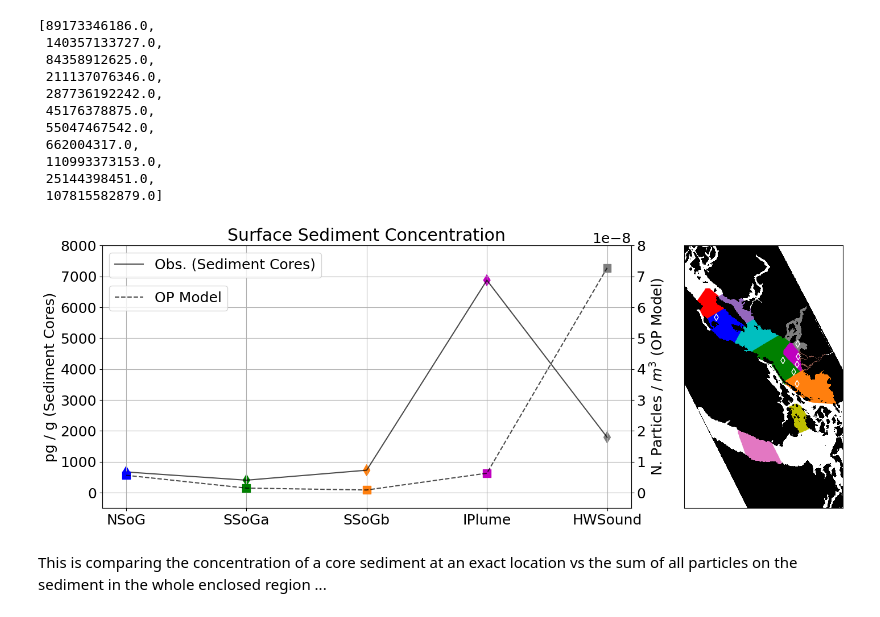
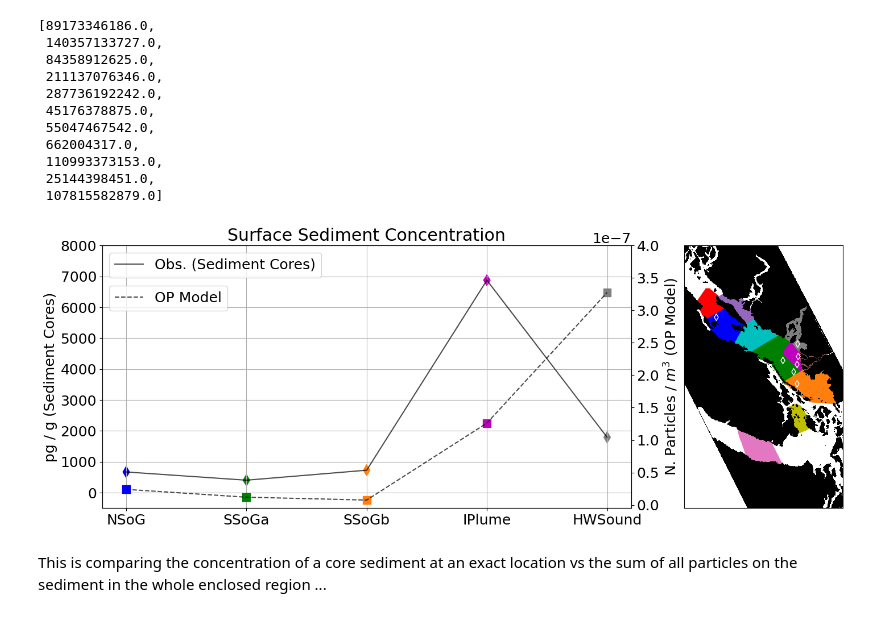
Before and after one commit to SalishSeaCast/analysis-vicente, a Jupyter notebook: Ocean_Parcels/PBDE_simulations/sediment_comparison.ipynb, the cells around one changed output. Cells and saved outputs as stored; diff of their text form; code cells hidden in the pictures.

```diff
--- a/Ocean_Parcels/PBDE_simulations/sediment_comparison.ipynb
+++ b/Ocean_Parcels/PBDE_simulations/sediment_comparison.ipynb
@@ -80,7 +80,7 @@ SSoGb = values_cores[5]
 r_labels = ['NSoG', 'SSoGa', 'SSoGb', 'IPlume', 'HWSound']
 r_colors = ['b', 'g', 'tab:orange', 'm', 'tab:gray']
 # %%
-filename = '/home/vvalenzuela/MOAD/Ocean_Parcels/results/Simulations_runs/PBDE_particles_for_0112022_run_365_days_full_kernels_tau_0_01_ratio_0_1_sv_5_AD_0_052.zarr'
+filename = '/home/vvalenzuela/MOAD/Ocean_Parcels/results/Simulations_runs/PBDE_particles_for_0112022_run_365_days_full_release_run_tau_0_01_ratio_0_2_sv_5_AD_0_052.zarr'
 polygon_dict = Regions_functions_V2.polygon_definition(filename)
 volumes_regions_depths = Regions_functions_V2.volume_by_depth_all_regions(polygon_dict)
 #
@@ -175,35 +175,35 @@ ax.grid()
 ax.set_title('Surface Sediment Concentration')
 axis.set_ylabel('N. Particles / $m^{3}$ (OP Model)')
 ax.set_ylabel('pg / g (Sediment Cores)')
 #
 ax.set_ylim([-500,8000])
-axis.set_ylim([-0.5e-8, 8e-8])
+axis.set_ylim([-0.5e-8, 4e-7])
 
 #
 axins = ax.inset_axes([1.1, 0, 0.3, 1])
 axins.scatter(lon_NSoG_N1, lat_NSoG_N1, c = colors_regions[0], s = 20, marker = 's', label=regions[0])
 axins.scatter(lon_NSoG_N2, lat_NSoG_N2, c = colors_regions[1],s = 20,  marker = 's', label=regions[1])
 axins.scatter(lon_NSoG_N3, lat_NSoG_N3, c = colors_regions[2],s = 20,  marker = 's', label=regions[2])
 axins.scatter(lon_CSoG_C1, lat_CSoG_C1, c = colors_regions[3],s = 20, marker = 's', label=regions[3])
 axins.scatter(lon_SSoG_S1, lat_SSoG_S1, c = colors_regions[4],s = 20, marker = 's', label=regions[4])
 axins.scatter(lon_SSoG_SP, lat_SSoG_SP, c = colors_regions[5],s = 20, marker = 's', label=regions[5])
 axins.scatter(lon_Howe_HW1, lat_Howe_HW1,c = colors_regions[6], s = 20, marker = 's', label=regions[6])
 axins.scatter(lon_Fraser_F1, lat_Fraser_F1, c = colors_regions[7], s = 20, marker = 's',label=regions[7])
 axins.scatter(lon_SSoG_S2, lat_SSoG_S2,c = colors_regions[8], s = 20 ,marker = 's', label=regions[8])
 axins.scatter(lon_Haro_H1, lat_Haro_H1,c = colors_regions[9],s = 20,marker = 's', label=regions[9])
 axins.scatter(lon_Juan_J1, lat_Juan_J1, c = colors_regions[10],s = 20,marker = 's', label=regions[10])
 axins.pcolormesh(mask['nav_lon'], mask['nav_lat'], mask['tmask'][0][0], cmap = cmap)
 axins.set_xlim([mask['nav_lon'].mean() - 1.3, mask['nav_lon'].mean() + 1.3])
 axins.set_ylim([mask['nav_lat'].mean() - 1.3, mask['nav_lat'].mean() + 1.3])
 
 #
 color_cores = ['b', 'tab:gray', 'm','m', 'g','tab:orange', 'g']
 for i in range(len(values_cores)):
     axins.scatter(lon_cores[i], lat_cores[i], marker = 'd', edgecolors='w', c = color_cores[i], label = cores_labels[i])
 #
 axins.tick_params(which='both',bottom=False, top=False, left=False, right=False, labelbottom=False, labelleft=False)
 # %% [output]
-[figure, old version]
+[figure, new version]
 # %% [markdown]
 This is comparing the concentration of a core sediment at an exact location vs the sum of all particles on the sediment in the whole enclosed region ...
 # %% [markdown]
```
Also changed, not shown: 12 other files.
